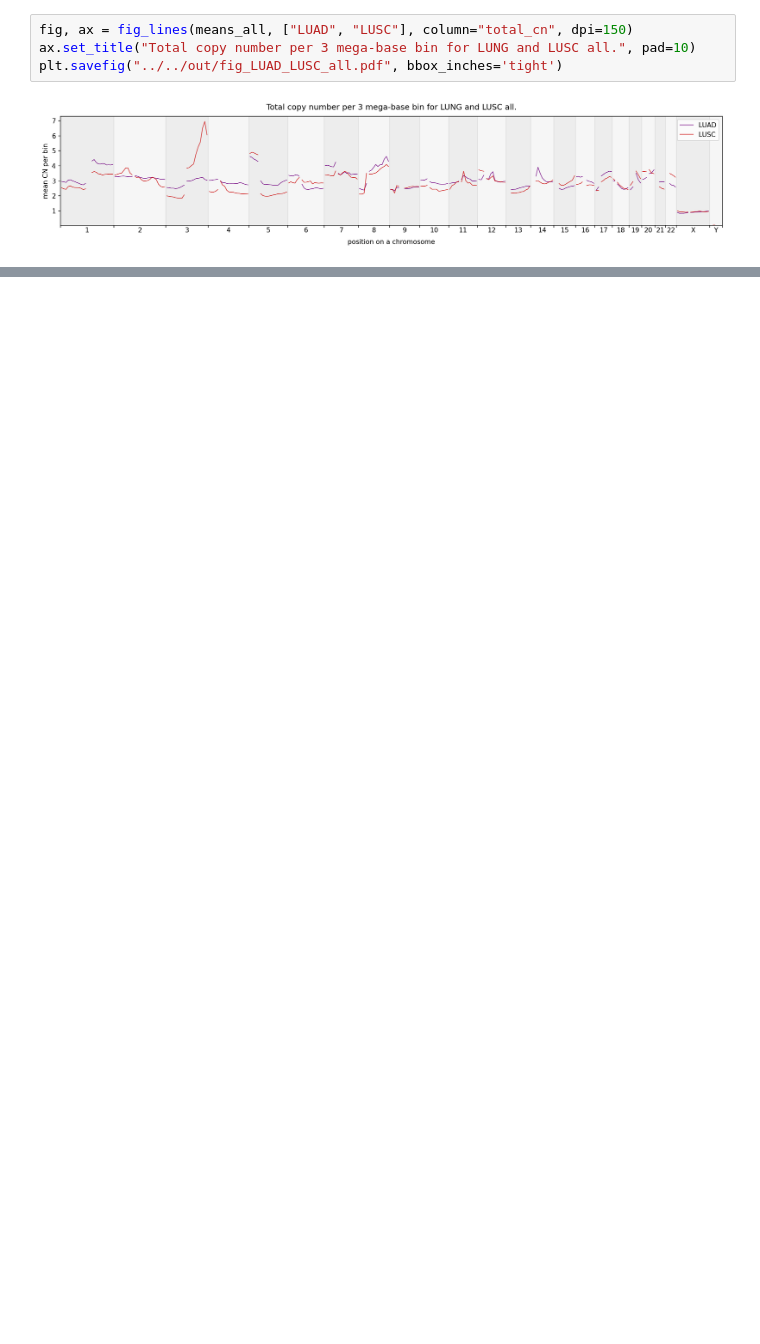
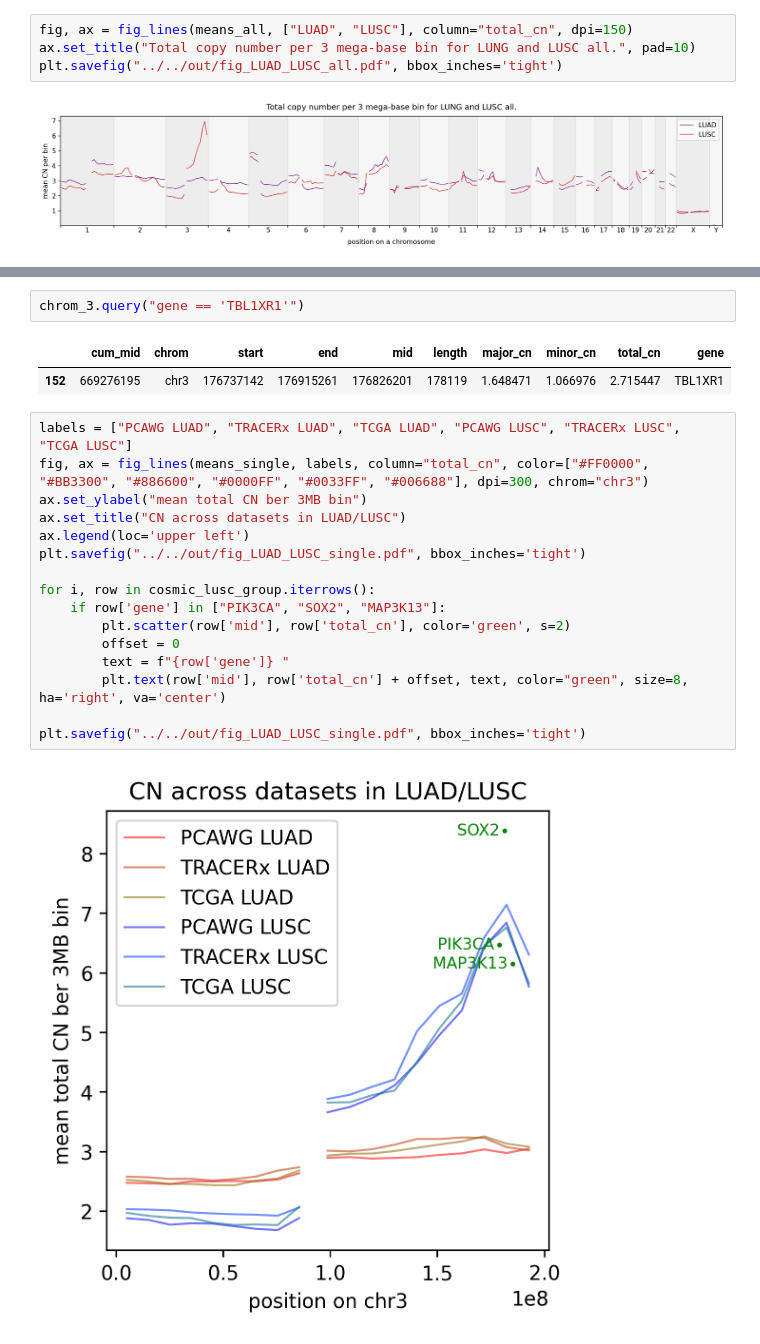
Before and after one commit to ICCB-Cologne/CNSistent, a Jupyter notebook: notebooks/analyze/analyze_lung.ipynb, the cells around one changed output, grey strips where cells are left out. Drawn from its saved outputs; the diff is of its cells as text; blank space fills up the shorter version.

```diff
--- a/notebooks/analyze/analyze_lung.ipynb
+++ b/notebooks/analyze/analyze_lung.ipynb
@@ -98,0 +182,23 @@ ax.set_ylim(0,10)
+# %%
+chrom_3.query("gene == 'TBL1XR1'")
+# %% [output]
+|  | cum_mid | chrom | start | end | mid | length | major_cn | minor_cn | total_cn | gene |
+| 152 | 669276195 | chr3 | 176737142 | 176915261 | 176826201 | 178119 | 1.648471 | 1.066976 | 2.715447 | TBL1XR1 |
+# %%
+labels = ["PCAWG LUAD", "TRACERx LUAD", "TCGA LUAD", "PCAWG LUSC", "TRACERx LUSC", "TCGA LUSC"]
+fig, ax = fig_lines(means_single, labels, column="total_cn", color=["#FF0000", "#BB3300", "#886600", "#0000FF", "#0033FF", "#006688"], dpi=300, chrom="chr3")
+ax.set_ylabel("mean total CN ber 3MB bin")
+ax.set_title("CN across datasets in LUAD/LUSC")
+ax.legend(loc='upper left')
+plt.savefig("../../out/fig_LUAD_LUSC_single.pdf", bbox_inches='tight')
+
+for i, row in cosmic_lusc_group.iterrows():
+    if row['gene'] in ["PIK3CA", "SOX2", "MAP3K13"]:
+        plt.scatter(row['mid'], row['total_cn'], color='green', s=2)
+        offset = 0
+        text = f"{row['gene']} "
+        plt.text(row['mid'], row['total_cn'] + offset, text, color="green", size=8, ha='right', va='center')
+
+plt.savefig("../../out/fig_LUAD_LUSC_single.pdf", bbox_inches='tight')
+# %% [output]
+[figure, added]
```
Also changed, not shown: parts of 15 cells of this notebook, 4 other files.
